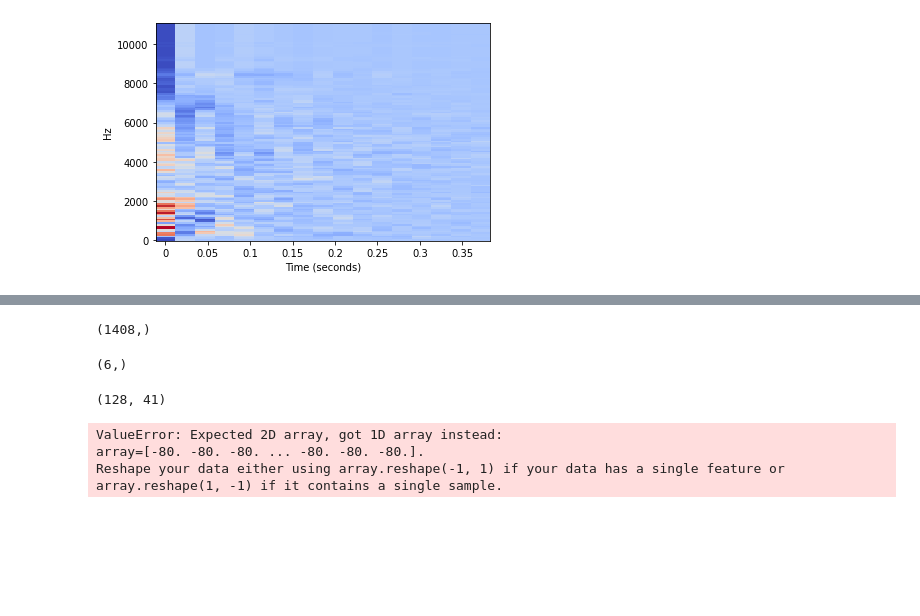
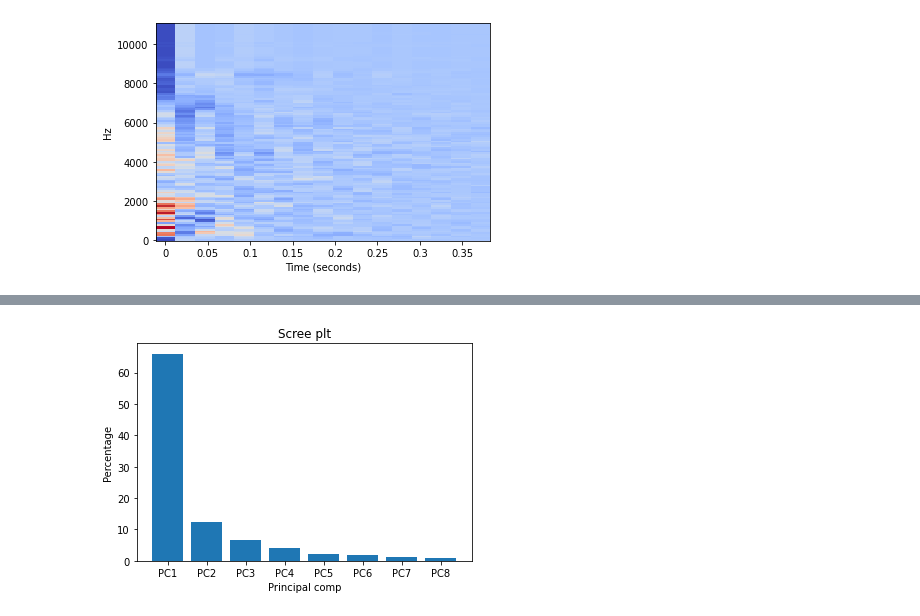
Before and after one commit to KSiva199/Final-Project-Audio, a Jupyter notebook: practice.ipynb, the cells around one changed output, grey strips where cells are left out. Drawn from its saved outputs; the diff is of its cells as text; code cells hidden in the pictures; blank space fills up the shorter version.

```diff
--- a/practice.ipynb
+++ b/practice.ipynb
@@ -332,42 +285,16 @@ padded.shape
-# %%
-'''
-        max_len = max(len(audio1), len(audio2), len(audio3))
-
-# Pad the audio signals to make them the same length
-audio1_padded = np.pad(audio1, (0, max_len - len(audio1)), mode='constant')
-audio2_padded = np.pad(audio2, (0, max_len - len(audio2)), mode='constant')
-audio3_padded = np.pad(audio3, (0, max_len - len(audio3)), mode='constant')
-
-data[0][4].flatten().shape
-# %% [output]
-(1408,)
-# %%
-
-import numpy as np
-n=np.array([[1,2,3],
-            [4,5,6,]])
-n.flatten().shape
-# %% [output]
-(6,)
-# %%
-s_db_mel.shape
-# %% [output]
-(128, 41)
 # %%
 from sklearn.decomposition import PCA
-pca = PCA(0.99)
-pca.fit(s_db_mel.flatten())
-pca_data = pca.transform(s_db_mel.flatten())
+pca = PCA(0.95)
+pca.fit(s_db_mel)
+pca_data = pca.transform(s_db_mel)
 
 per_var = np.round(pca.explained_variance_ratio_* 100,decimals=1)
 labels = ['PC' + str(x) for x in range(1, len(per_var) + 1)]
 
 plt.bar(x = range(1,len(per_var)+1),height=per_var,tick_label = labels)
 plt.ylabel('Percentage')
 plt.xlabel('Principal comp')
 plt.title('Scree plt')
 plt.show()
 # %% [output]
-ValueError: Expected 2D array, got 1D array instead:
-array=[-80. -80. -80. ... -80. -80. -80.].
-Reshape your data either using array.reshape(-1, 1) if your data has a single feature or array.reshape(1, -1) if it contains a single sample.
+[figure, added]
```
Also changed, not shown: parts of 13 cells of this notebook, 1 other file.
